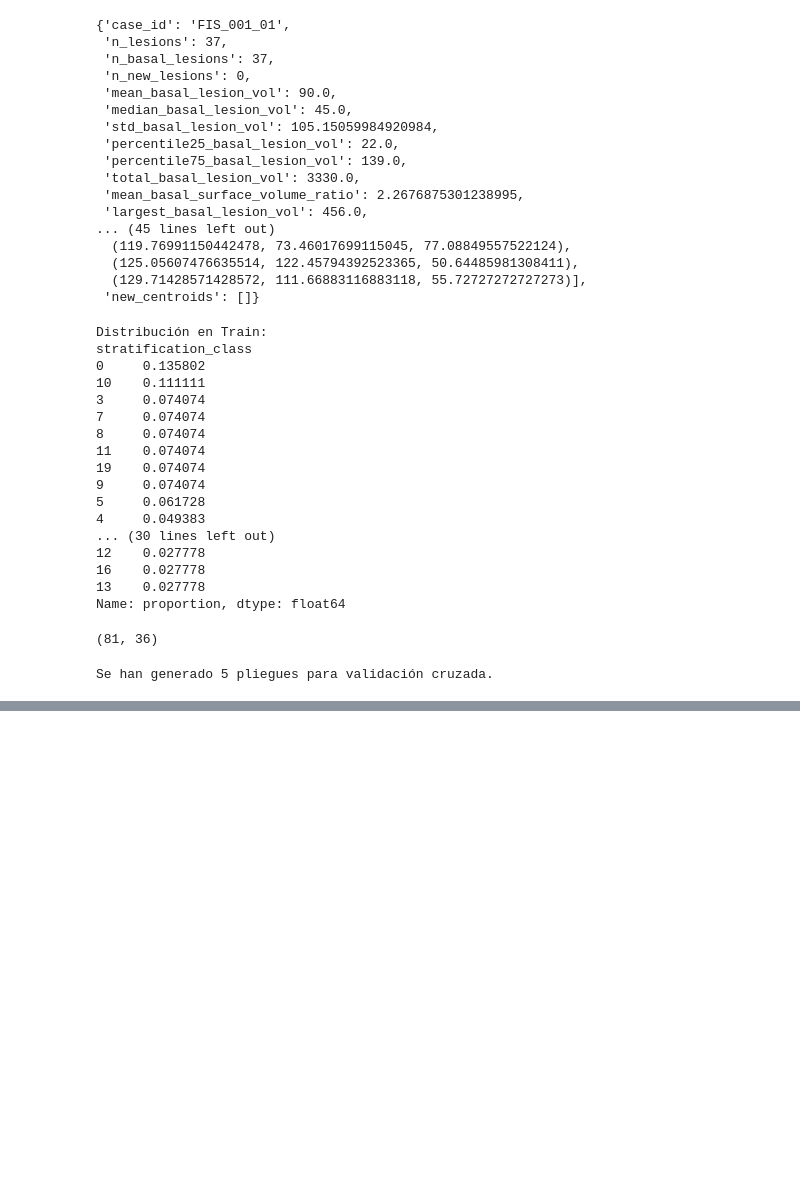
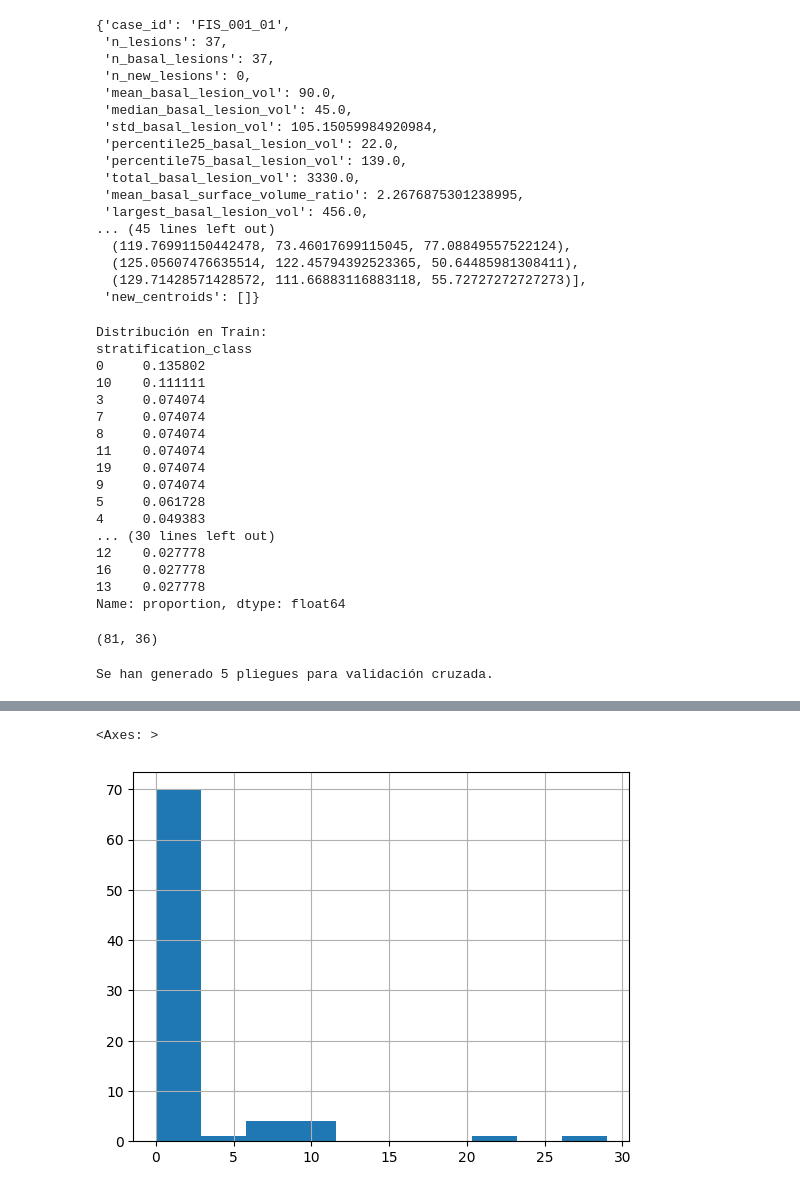
Before and after one commit to SirHoller/nnUNet-em, a Jupyter notebook: scripts/D_split.ipynb, the cells around one changed output, grey strips where cells are left out. Saved outputs shown, nothing was run; the diff lists cells and outputs as text; code cells hidden in the pictures; blank space fills up the shorter version.

```diff
--- a/scripts/D_split.ipynb
+++ b/scripts/D_split.ipynb
@@ -387,0 +438,26 @@ Se han generado 5 pliegues para validación cruzada.
+# %%
+lesions_analysis_train = pd.DataFrame(train_analisis)
+lesions_analysis_test = pd.DataFrame(test_analisis)
+
+import pandas as pd
+
+# Supongamos que ya tienes los DataFrames `lesions_analysis_train` y `lesions_analysis_test`
+lesions_analysis_train = pd.DataFrame(train_analisis)
+lesions_analysis_test = pd.DataFrame(test_analisis)
+
+# Selecciona las columnas no numéricas
+non_numeric_columns_train = lesions_analysis_train.select_dtypes(exclude=['number']).columns
+non_numeric_columns_train = non_numeric_columns_train[non_numeric_columns_train != 'case_id']
+non_numeric_columns_test = lesions_analysis_test.select_dtypes(exclude=['number']).columns
+non_numeric_columns_test = non_numeric_columns_test[non_numeric_columns_test != 'case_id']
+
+# Extrae las columnas no numéricas en nuevos DataFrames
+non_numeric_train = lesions_analysis_train[non_numeric_columns_train]
+non_numeric_test = lesions_analysis_test[non_numeric_columns_test]
+
+# Muestra las columnas no numéricas
+print("Columnas no numéricas en el conjunto de entrenamiento:")
+print(non_numeric_columns_train)
+
+print("Columnas no numéricas en el conjunto de prueba:")
+print(non_numeric_columns_test)
@@ -387,0 +469,10 @@ Se han generado 5 pliegues para validación cruzada.
+# %%
+train_non_avg_cols = lesions_analysis_train.columns[lesions_analysis_train.columns.str.contains('mean') | lesions_analysis_train.columns.str.contains('median')].tolist()
+
+test_non_avg_cols = lesions_analysis_test.columns[lesions_analysis_test.columns.str.contains('mean') | lesions_analysis_test.columns.str.contains('median')].tolist()
+# %%
+lesions_analysis_train = lesions_analysis_train.drop(columns=train_non_avg_cols)
+lesions_analysis_test = lesions_analysis_test.drop(columns=test_non_avg_cols)
+
+lesions_analysis_train = lesions_analysis_train.drop(columns=non_numeric_columns_train)
+lesions_analysis_test = lesions_analysis_test.drop(columns=non_numeric_columns_test)
@@ -387,0 +495,4 @@ Se han generado 5 pliegues para validación cruzada.
+# %%
+lesions_analysis_train['val_fold'] = lesions_analysis_train['case_id'].apply(lambda x: [i for i, fold in enumerate(splits) if x in fold['val']][0])
+
+print(lesions_analysis_train['val_fold'].value_counts())
@@ -387,0 +519,5 @@ Se han generado 5 pliegues para validación cruzada.
+# %%
+lesions_analysis_train.n_new_lesions.hist()
+# %% [output]
+<Axes: >
+[figure, added]
```
Also changed, not shown: parts of 16 cells of this notebook, 24 other files.
